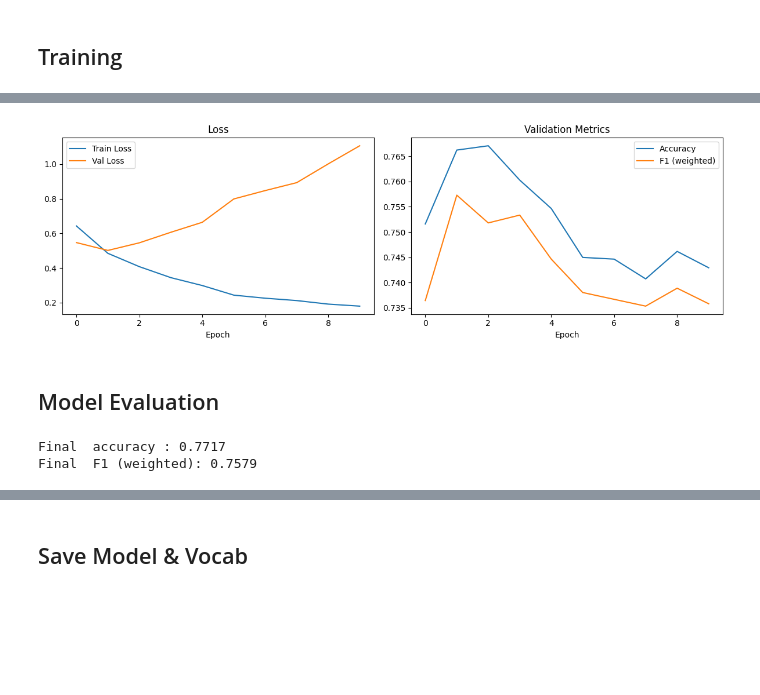
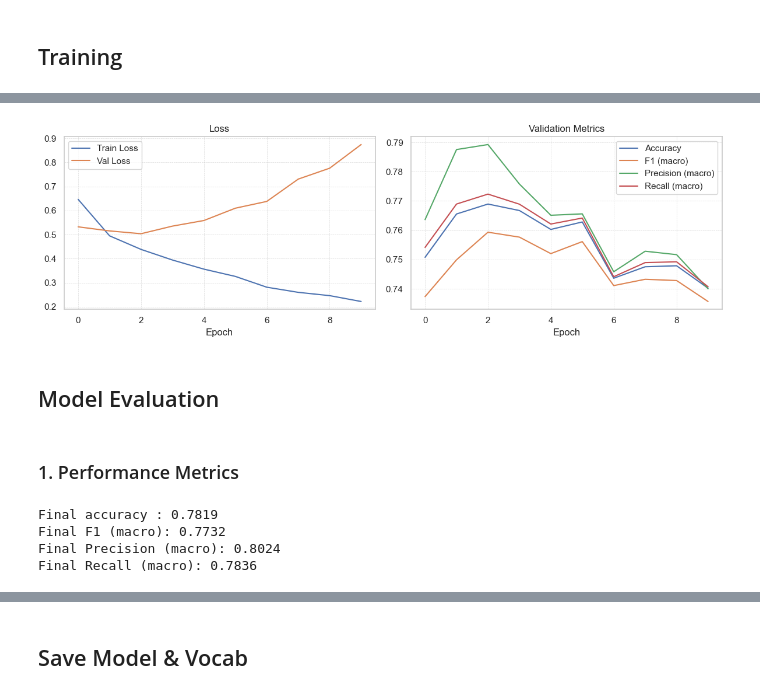
Before and after one commit to MMADUs/NLP-Final, a Jupyter notebook: BiLSTM.ipynb, the cells around one changed output, grey strips where cells are left out. Saved outputs shown, nothing was run; the diff lists cells and outputs as text; code cells hidden in the pictures; blank space fills up the shorter version.

```diff
--- a/BiLSTM.ipynb
+++ b/BiLSTM.ipynb
@@ -65,24 +88,28 @@ label2id = {v: k for k, v in id2label.items()}
 # %%
-from collections import Counter
-import re
-
-def simple_tokenize(text):
-    """Lowercase + split on non-alphanumeric. Matches GloVe preprocessing."""
-    return re.findall(r"[a-zA-Z0-9]+", text.lower())
+def tokenize_function(text):
+    text = text.lower()
+    return re.findall(r"[a-z0-9]+(?:'[a-z]+)?", text)
 
 # Build vocab from training set only
 counter = Counter()
+
 for text in train_ds["text"]:
-    counter.update(simple_tokenize(text))
+    counter.update(tokenize_function(text))
+
+MIN_FREQ = 2 # min frequency for a word to be included in the vocab
 
 # Special tokens: PAD=0, UNK=1
 PAD_IDX = 0
 UNK_IDX = 1
 
-vocab = {"<PAD>": PAD_IDX, "<UNK>": UNK_IDX}
+vocab = {
+    "<PAD>": PAD_IDX,
+    "<UNK>": UNK_IDX
+}
 
-for word, _ in counter.most_common():
-    vocab[word] = len(vocab)
+for word, count in counter.most_common():
+    if count >= MIN_FREQ:
+        vocab[word] = len(vocab)
 
 VOCAB_SIZE = len(vocab)
 
@@ -187,0 +219,12 @@ Train batches: 1472 | Val batches: 368 | Test batches: 123
+# %%
+BATCH_SIZE = 16  # same as RoBERTa
+
+train_dataset = CustomDataset(train_ds)
+val_dataset = CustomDataset(val_ds)
+test_dataset = CustomDataset(test_ds)
+
+train_loader = DataLoader(train_dataset, batch_size=BATCH_SIZE, shuffle=True,  collate_fn=collate_fn)
+val_loader = DataLoader(val_dataset,   batch_size=BATCH_SIZE, shuffle=False, collate_fn=collate_fn)
+test_loader = DataLoader(test_dataset,  batch_size=BATCH_SIZE, shuffle=False, collate_fn=collate_fn)
+
+print(f"Train batches: {len(train_loader)} | Val batches: {len(val_loader)} | Test batches: {len(test_loader)}")
@@ -354,31 +418,38 @@ Best validation accuracy: 0.7671
 # %%
-# Training curves
 fig, axes = plt.subplots(1, 2, figsize=(12, 4))
 
 axes[0].plot(history["train_loss"], label="Train Loss")
 axes[0].plot(history["val_loss"],   label="Val Loss")
 axes[0].set_title("Loss")
 axes[0].set_xlabel("Epoch")
+axes[0].grid(True, which="both", linestyle="--", linewidth=0.5, alpha=0.7)
 axes[0].legend()
 
 axes[1].plot(history["val_acc"], label="Accuracy")
-axes[1].plot(history["val_f1"],  label="F1 (weighted)")
+axes[1].plot(history["val_f1"],  label="F1 (macro)")
+axes[1].plot(history["val_precision"], label="Precision (macro)")
+axes[1].plot(history["val_recall"], label="Recall (macro)")
 axes[1].set_title("Validation Metrics")
 axes[1].set_xlabel("Epoch")
+axes[1].grid(True, which="both", linestyle="--", linewidth=0.5, alpha=0.7)
 axes[1].legend()
 
 plt.tight_layout()
 plt.show()
 # %% [output]
-[figure, old version]
+[figure, new version]
 # %% [markdown]
 ## Model Evaluation
+# %% [markdown]
+### 1. Performance Metrics
 # %%
-# Load best checkpoint before final evaluation
-model.load_state_dict(torch.load("./results/bilstm/best_model.pt", map_location=device))
+filename = "./results/bilstm/best_model.pt"
+
+model.load_state_dict(torch.load(filename, map_location=device))
 model.eval()
 
 all_preds, all_labels = [], []
+
 with torch.no_grad():
     for batch_ids, batch_labels, batch_lengths in test_loader:
         logits = model(batch_ids.to(device), batch_lengths)
@@ -386,9 +457,16 @@ with torch.no_grad():
         all_labels.extend(batch_labels.numpy())
 
 final_acc = accuracy_score(all_labels, all_preds)
-final_f1  = f1_score(all_labels, all_preds, average="weighted")
-print(f"Final  accuracy : {final_acc:.4f}")
-print(f"Final  F1 (weighted): {final_f1:.4f}")
+final_f1 = f1_score(all_labels, all_preds, average="macro")
+final_precision = precision_score(all_labels, all_preds, average="macro")
+final_recall = recall_score(all_labels, all_preds, average="macro")
+
+print(f"Final accuracy : {final_acc:.4f}")
+print(f"Final F1 (macro): {final_f1:.4f}")
+print(f"Final Precision (macro): {final_precision:.4f}")
+print(f"Final Recall (macro): {final_recall:.4f}")
 # %% [output]
-Final  accuracy : 0.7717
-Final  F1 (weighted): 0.7579
+Final accuracy : 0.7819
+Final F1 (macro): 0.7732
+Final Precision (macro): 0.8024
+Final Recall (macro): 0.7836
```
Also changed, not shown: parts of 31 cells of this notebook, 8 other files.
